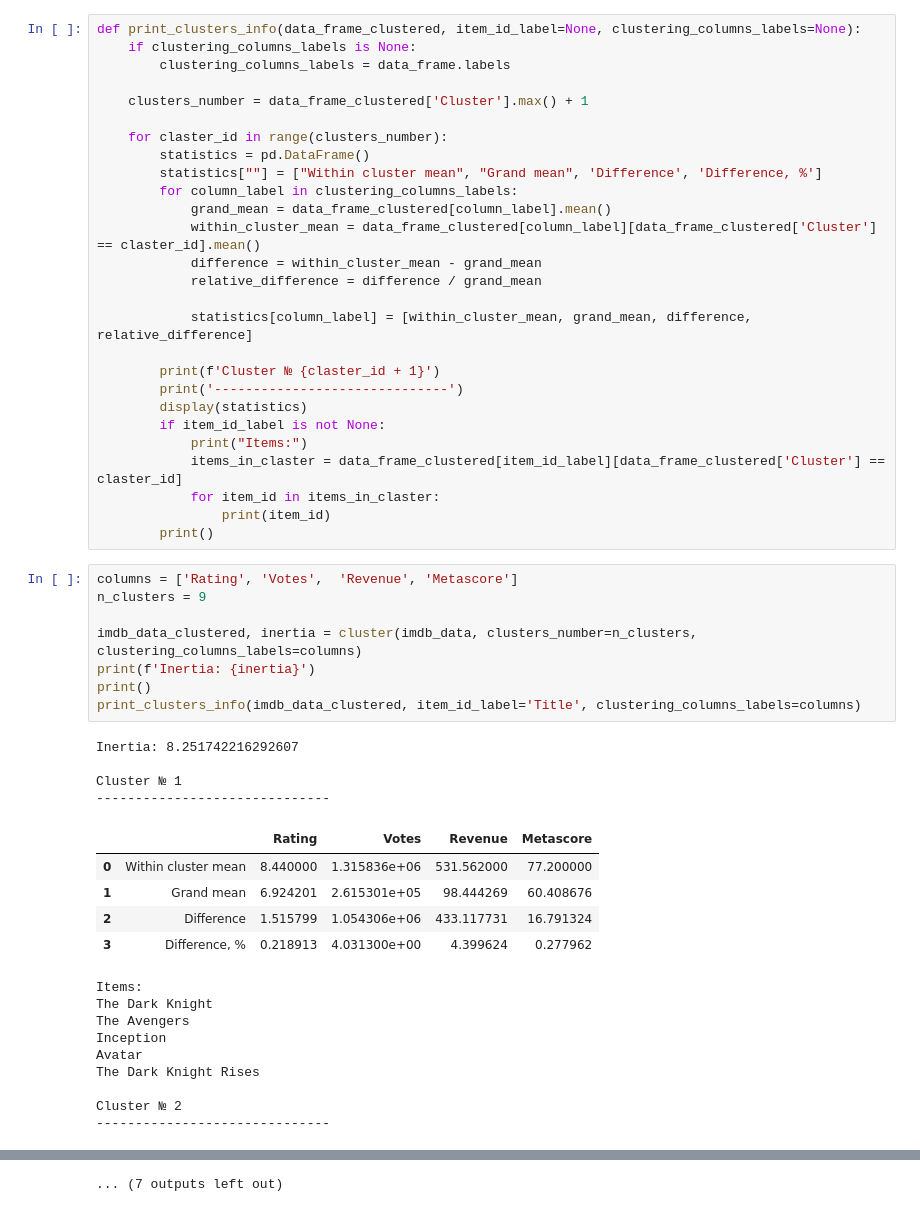
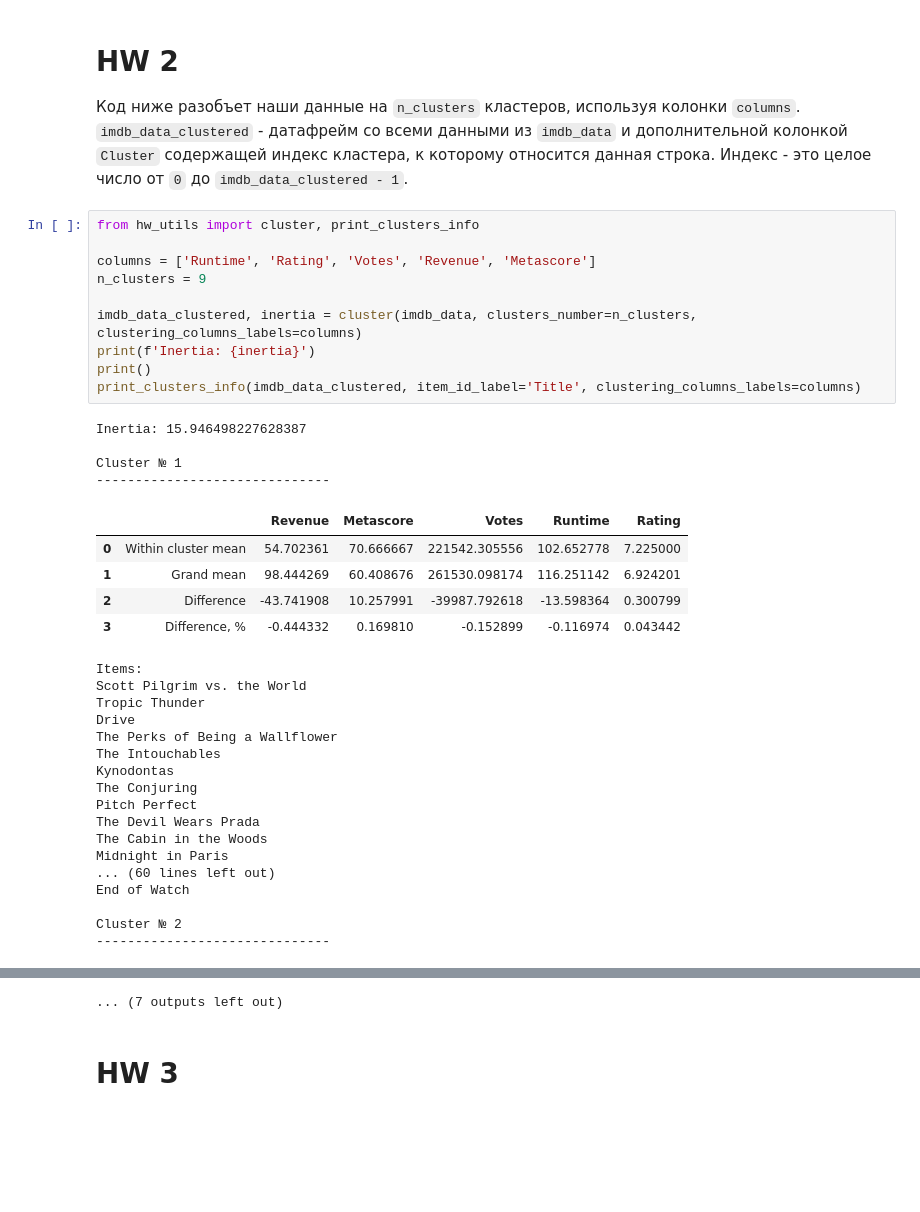
Before and after one commit to constantine7cd/mmda_imdb, a Jupyter notebook: hw.ipynb, the cells around one changed output, grey strips where cells are left out. Saved outputs shown, nothing was run; the diff lists cells and outputs as text; blank space fills up the shorter version.

Commit message:
clean hw notebook. move functions to separate file hw_utils.py

```diff
--- a/hw.ipynb
+++ b/hw.ipynb
@@ -119,54 +58,40 @@ def cluster(data_frame, clusters_number, clustering_columns_labels=None):
-# %%
-def print_clusters_info(data_frame_clustered, item_id_label=None, clustering_columns_labels=None):
-    if clustering_columns_labels is None:
-        clustering_columns_labels = data_frame.labels
-
-    clusters_number = data_frame_clustered['Cluster'].max() + 1
-
-    for claster_id in range(clusters_number):
-        statistics = pd.DataFrame()
-        statistics[""] = ["Within cluster mean", "Grand mean", 'Difference', 'Difference, %']
-        for column_label in clustering_columns_labels:
-            grand_mean = data_frame_clustered[column_label].mean()
-            within_cluster_mean = data_frame_clustered[column_label][data_frame_clustered['Cluster'] == claster_id].mean()
-            difference = within_cluster_mean - grand_mean
-            relative_difference = difference / grand_mean
-
-            statistics[column_label] = [within_cluster_mean, grand_mean, difference, relative_difference]
-
-        print(f'Cluster № {claster_id + 1}')
-        print('------------------------------')
-        display(statistics)
-        if item_id_label is not None:
-            print("Items:")
-            items_in_claster = data_frame_clustered[item_id_label][data_frame_clustered['Cluster'] == claster_id]
-            for item_id in items_in_claster:
-                print(item_id)
-        print()
+# %% [markdown]
+# HW 2
+Код ниже разобъет наши данные на `n_clusters` кластеров, используя колонки `columns`. `imdb_data_clustered` - датафрейм со всеми данными из `imdb_data` и дополнительной колонкой `Cluster` содержащей индекс кластера, к которому относится данная строка. Индекс - это целое число от `0` до `imdb_data_clustered - 1`.
 # %%
-columns = ['Rating', 'Votes',  'Revenue', 'Metascore']
+from hw_utils import cluster, print_clusters_info
+
+columns = ['Runtime', 'Rating', 'Votes', 'Revenue', 'Metascore']
 n_clusters = 9
 
 imdb_data_clustered, inertia = cluster(imdb_data, clusters_number=n_clusters, clustering_columns_labels=columns)
 print(f'Inertia: {inertia}')
 print()
 print_clusters_info(imdb_data_clustered, item_id_label='Title', clustering_columns_labels=columns)
 # %% [output]
-Inertia: 8.251742216292607
+Inertia: 15.946498227628387
 
 Cluster № 1
 ------------------------------
-|  |  | Rating | Votes | Revenue | Metascore |
-| 0 | Within cluster mean | 8.440000 | 1.315836e+06 | 531.562000 | 77.200000 |
-| 1 | Grand mean | 6.924201 | 2.615301e+05 | 98.444269 | 60.408676 |
-| 2 | Difference | 1.515799 | 1.054306e+06 | 433.117731 | 16.791324 |
-| 3 | Difference, % | 0.218913 | 4.031300e+00 | 4.399624 | 0.277962 |
+|  |  | Revenue | Metascore | Votes | Runtime | Rating |
+| 0 | Within cluster mean | 54.702361 | 70.666667 | 221542.305556 | 102.652778 | 7.225000 |
+| 1 | Grand mean | 98.444269 | 60.408676 | 261530.098174 | 116.251142 | 6.924201 |
+| 2 | Difference | -43.741908 | 10.257991 | -39987.792618 | -13.598364 | 0.300799 |
+| 3 | Difference, % | -0.444332 | 0.169810 | -0.152899 | -0.116974 | 0.043442 |
 Items:
-The Dark Knight
-The Avengers
-Inception
-Avatar
-The Dark Knight Rises
+Scott Pilgrim vs. the World
+Tropic Thunder
+Drive
+The Perks of Being a Wallflower
+The Intouchables
+Kynodontas
+The Conjuring
+Pitch Perfect
+The Devil Wears Prada
+The Cabin in the Woods
+Midnight in Paris
+... (60 lines left out)
+End of Watch
 
 Cluster № 2
 ------------------------------
@@ -266 +191,3 @@ Cluster № 6
 ... (7 outputs left out)
+# %% [markdown]
+# HW 3
```
Also changed, not shown: parts of 10 cells of this notebook, 1 other file.
